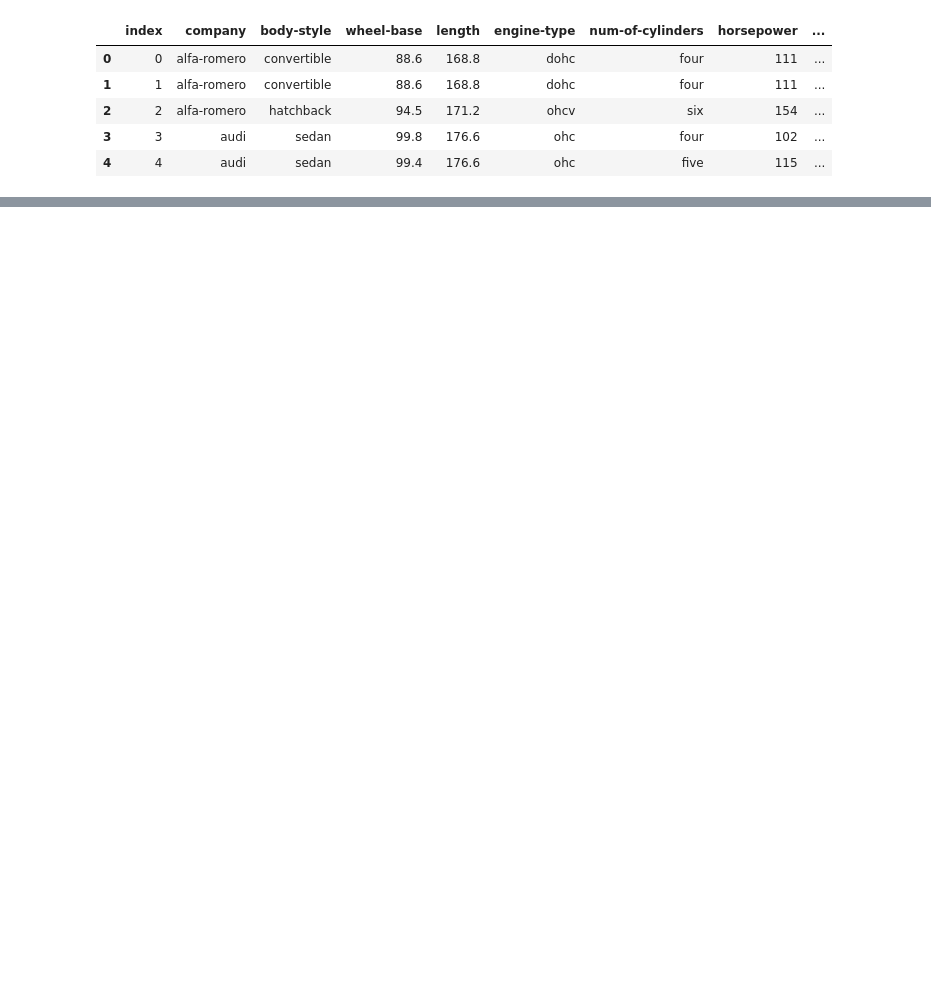
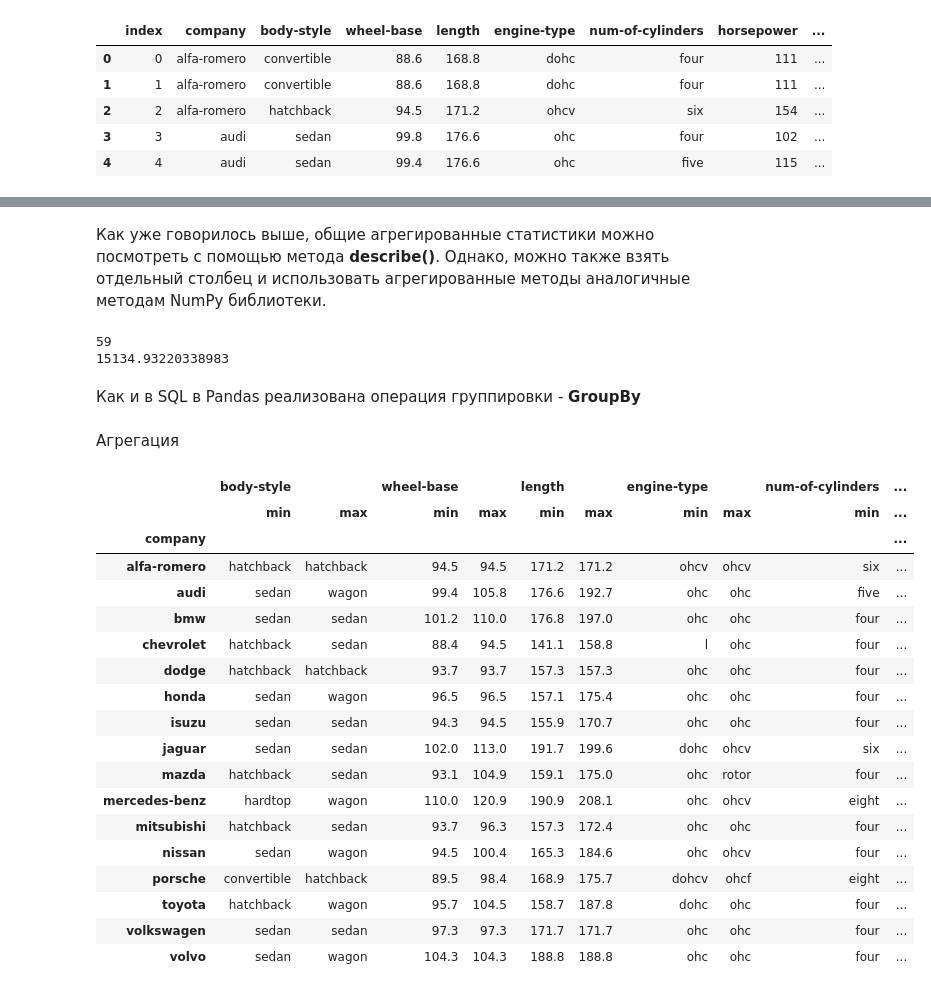
Before and after one commit to MakarVS/data_analysis_course, a Jupyter notebook: Lecture_6/Lecture 6. Pandas.ipynb, the cells around one changed output, grey strips where cells are left out. Cells and saved outputs as stored; diff of their text form; code cells hidden in the pictures; blank space fills up the shorter version.

```diff
--- a/Lecture_6/Lecture 6. Pandas.ipynb
+++ b/Lecture_6/Lecture 6. Pandas.ipynb
@@ -264,0 +616,3 @@ data.to
+# %%
+data = data.drop('index', axis=1)
+data.head()
@@ -264,0 +628,3 @@ data.to
+# %%
+data = data.drop([0,1], axis=0)
+data.head()
@@ -264,0 +651,3 @@ data.to
+# %%
+data = data.reset_index(drop=True)
+data.head()
@@ -264,0 +796,3 @@ data.to
+# %%
+data = data.fillna(data['price'].median())
+data.info()
@@ -264,0 +934,34 @@ data.to
+# %% [markdown]
+Как уже говорилось выше, общие агрегированные статистики можно посмотреть с помощью метода **describe()**. Однако, можно также взять отдельный столбец и использовать агрегированные методы аналогичные методам NumPy библиотеки.
+# %%
+print(data['company'].count())
+print(data['price'].mean())
+# %% [output]
+59
+15134.93220338983
+# %% [markdown]
+Как и в SQL в Pandas реализована операция группировки - **GroupBy**
+# %% [markdown]
+Агрегация
+# %%
+data.groupby('company').aggregate([min, max])
+# %% [output]
+|  | body-style |  | wheel-base |  | length |  | engine-type |  | num-of-cylinders | ... |
+|  | min | max | min | max | min | max | min | max | min | ... |
+| company |  |  |  |  |  |  |  |  |  | ... |
+| alfa-romero | hatchback | hatchback | 94.5 | 94.5 | 171.2 | 171.2 | ohcv | ohcv | six | ... |
+| audi | sedan | wagon | 99.4 | 105.8 | 176.6 | 192.7 | ohc | ohc | five | ... |
+| bmw | sedan | sedan | 101.2 | 110.0 | 176.8 | 197.0 | ohc | ohc | four | ... |
+| chevrolet | hatchback | sedan | 88.4 | 94.5 | 141.1 | 158.8 | l | ohc | four | ... |
+| dodge | hatchback | hatchback | 93.7 | 93.7 | 157.3 | 157.3 | ohc | ohc | four | ... |
+| honda | sedan | wagon | 96.5 | 96.5 | 157.1 | 175.4 | ohc | ohc | four | ... |
+| isuzu | sedan | sedan | 94.3 | 94.5 | 155.9 | 170.7 | ohc | ohc | four | ... |
+| jaguar | sedan | sedan | 102.0 | 113.0 | 191.7 | 199.6 | dohc | ohcv | six | ... |
+| mazda | hatchback | sedan | 93.1 | 104.9 | 159.1 | 175.0 | ohc | rotor | four | ... |
+| mercedes-benz | hardtop | wagon | 110.0 | 120.9 | 190.9 | 208.1 | ohc | ohcv | eight | ... |
+| mitsubishi | hatchback | sedan | 93.7 | 96.3 | 157.3 | 172.4 | ohc | ohc | four | ... |
+| nissan | sedan | wagon | 94.5 | 100.4 | 165.3 | 184.6 | ohc | ohcv | four | ... |
+| porsche | convertible | hatchback | 89.5 | 98.4 | 168.9 | 175.7 | dohcv | ohcf | eight | ... |
+| toyota | hatchback | wagon | 95.7 | 104.5 | 158.7 | 187.8 | dohc | ohc | four | ... |
+| volkswagen | sedan | sedan | 97.3 | 97.3 | 171.7 | 171.7 | ohc | ohc | four | ... |
+| volvo | sedan | wagon | 104.3 | 104.3 | 188.8 | 188.8 | ohc | ohc | four | ... |
```
Also changed, not shown: parts of 146 cells of this notebook, 4 other files.
